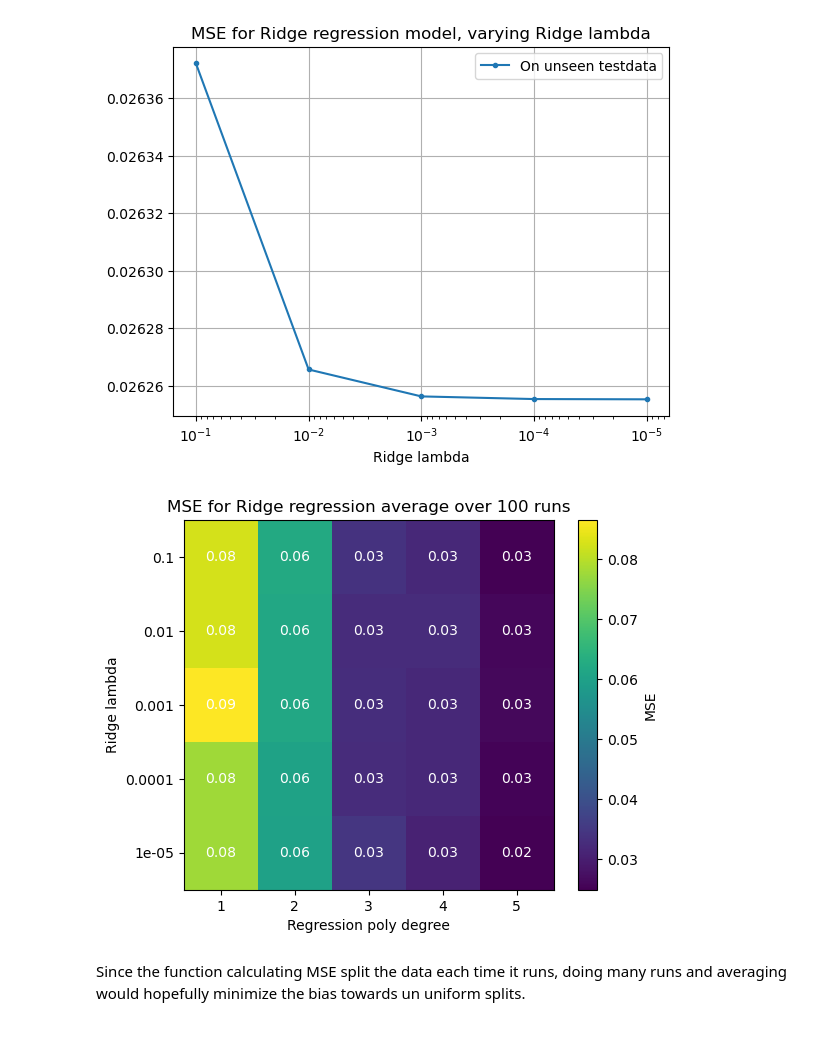
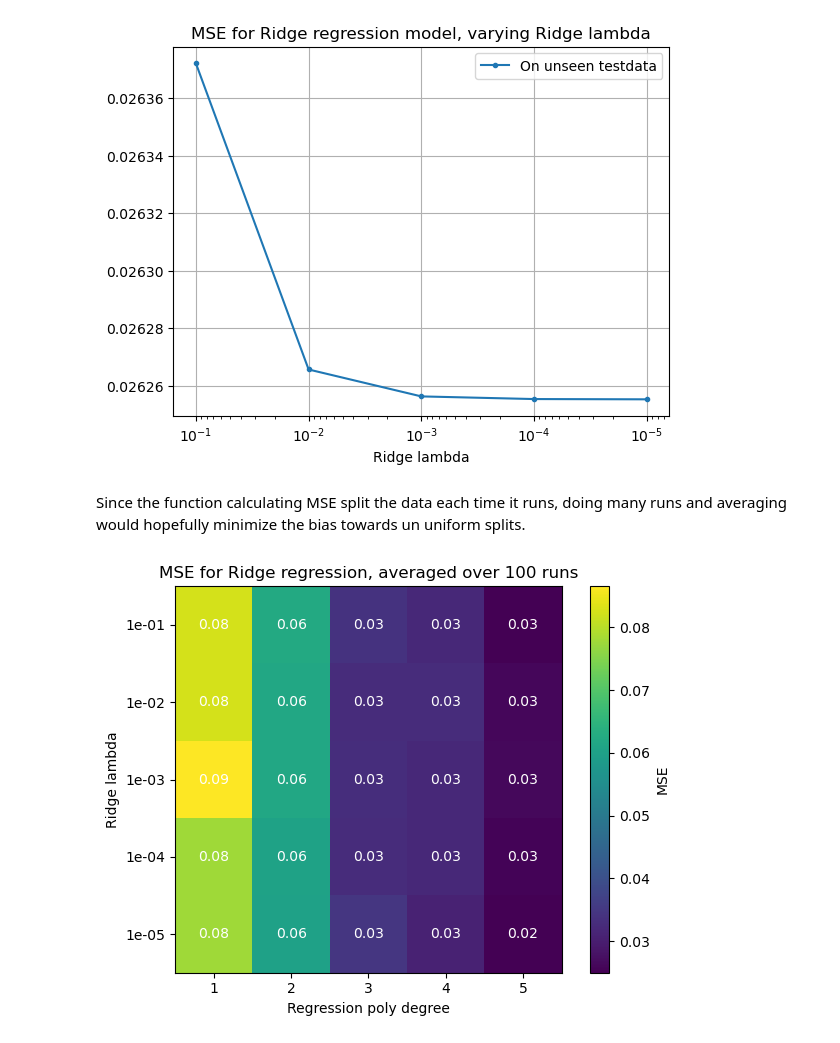
Before and after one commit to johnmagj/FYS-STK4155, a Jupyter notebook: Week36/exercises_week36.ipynb, the cells around one changed output. Cells and saved outputs as stored; diff of their text form; code cells hidden in the pictures.

```diff
--- a/Week36/exercises_week36.ipynb
+++ b/Week36/exercises_week36.ipynb
@@ -416,29 +416,37 @@ for k in range(runs):
             MSE_polys_ridgelambdas_matrix[i,j,k] = MSE_Ridge_poly_ridgelambda
 # %%
 mean_MSE = np.copy(np.mean(MSE_polys_ridgelambdas_matrix, axis=2))
-# %%
-
-#### Heatmap plot:####
-fig, ax = plt.subplots()
-
-# Annotate each cell with its value, **copied from Copilot answer**
-for i in range(mean_MSE.shape[0]):
-    for j in range(mean_MSE.shape[1]):
-        text = ax.text(j, i, f"{mean_MSE[i, j]:.2f}",
-                       ha="center", va="center", color="white")
-
-ax.set_xticks(np.arange(len(poly_degrees)))
-ax.set_xticklabels(poly_degrees)
-ax.set_yticks(np.arange(len(ridge_lambdas)))
-ax.set_yticklabels(ridge_lambdas)
-
-plt.imshow(mean_MSE, cmap='viridis', interpolation='nearest')
-plt.colorbar(label='MSE')
-plt.title(f"MSE for Ridge regression average over {runs} runs")
-plt.xlabel("Regression poly degree")
-plt.ylabel("Ridge lambda")
-plt.show()
-# %% [output]
-[figure, removed]
 # %% [markdown]
 Since the function calculating MSE split the data each time it runs, doing many runs and averaging would hopefully minimize the bias towards un uniform splits.
+# %%
+# Creating heatmap, copied directly from from Copilot answer
+
+fig, ax = plt.subplots()
+
+# Display the heatmap using the Axes object
+im = ax.imshow(mean_MSE, cmap='viridis', interpolation='nearest')
+
+# Annotate each cell with its value
+for i in range(mean_MSE.shape[0]):
+    for j in range(mean_MSE.shape[1]):
+        value = mean_MSE[i, j]
+        ax.text(j, i, f"{value:.2f}", ha="center", va="center", color="white")
+
+# Set axis ticks and labels
+ax.set_xticks(np.arange(len(poly_degrees)))
+ax.set_xticklabels(poly_degrees)
+ax.set_yticks(np.arange(len(ridge_lambdas)))
+ax.set_yticklabels([f"{lam:.0e}" for lam in ridge_lambdas])
+
+# Add colorbar and labels
+cbar = fig.colorbar(im, ax=ax)
+cbar.set_label('MSE')
+
+ax.set_title(f"MSE for Ridge regression, averaged over {runs} runs")
+ax.set_xlabel("Regression poly degree")
+ax.set_ylabel("Ridge lambda")
+
+plt.tight_layout()
+plt.show()
+# %% [output]
+[figure, added]
```
